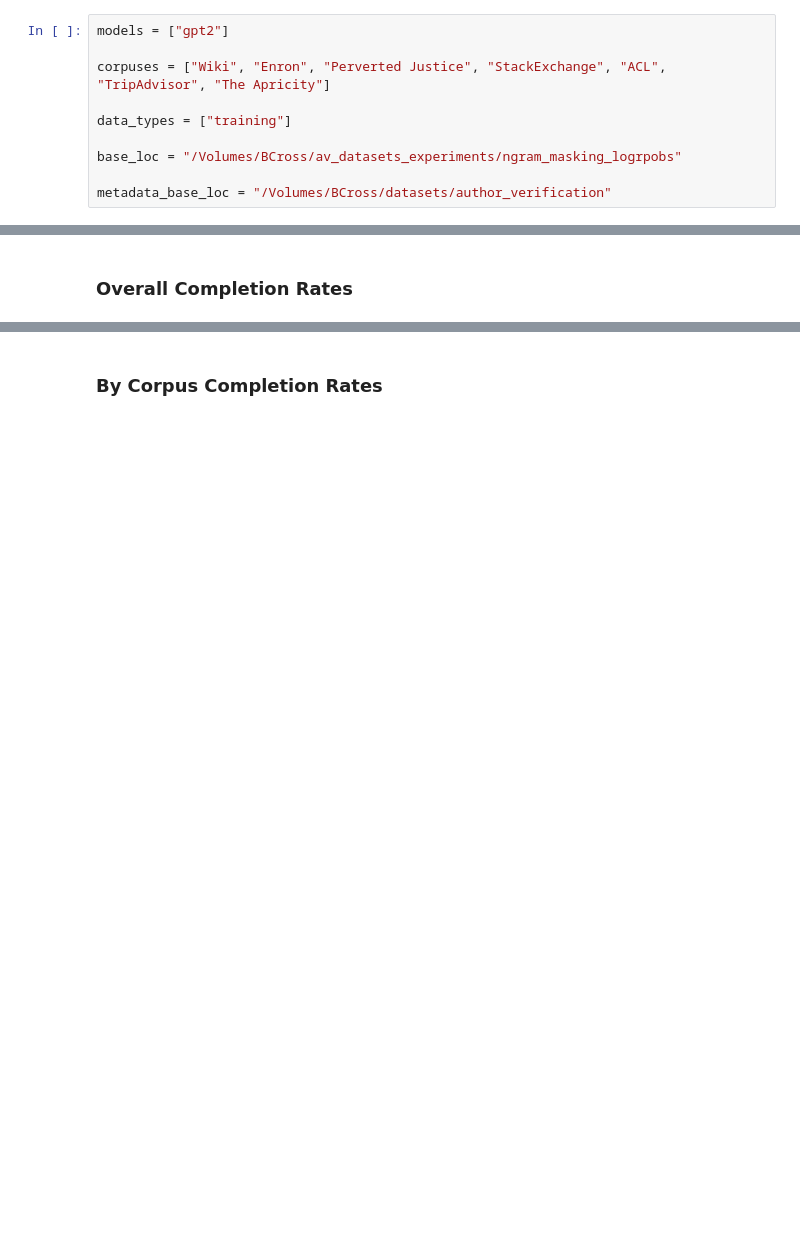
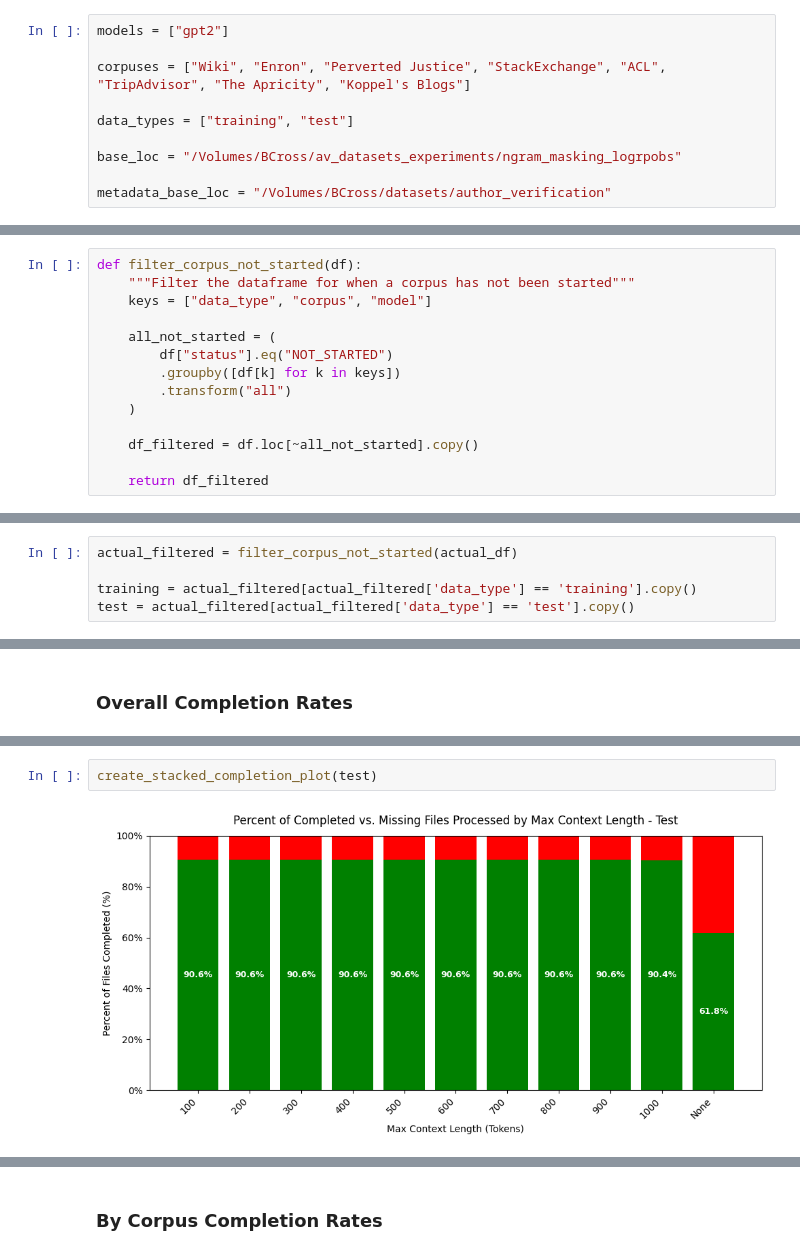
Before and after one commit to BenJCross1995/n-gram-av-methods, a Jupyter notebook: notebooks/analysis/Completion Rates.ipynb, the cells around one changed output, grey strips where cells are left out. Cells and saved outputs as stored; diff of their text form; blank space fills up the shorter version.

```diff
--- a/notebooks/analysis/Completion Rates.ipynb
+++ b/notebooks/analysis/Completion Rates.ipynb
@@ -22,9 +22,9 @@ from utils import list_xlsx_files, _get_corpus_expected_files
 # %%
 models = ["gpt2"]
 
-corpuses = ["Wiki", "Enron", "Perverted Justice", "StackExchange", "ACL", "TripAdvisor", "The Apricity"]
+corpuses = ["Wiki", "Enron", "Perverted Justice", "StackExchange", "ACL", "TripAdvisor", "The Apricity", "Koppel's Blogs"]
 
-data_types = ["training"]
+data_types = ["training", "test"]
 
 base_loc = "/Volumes/BCross/av_datasets_experiments/ngram_masking_logrpobs"
 
@@ -139,5 +139,24 @@ def compare_counts_to_expected_map(
     }
 
     return df, lookup
+# %%
+def filter_corpus_not_started(df):
+    """Filter the dataframe for when a corpus has not been started"""
+    keys = ["data_type", "corpus", "model"]
+
+    all_not_started = (
+        df["status"].eq("NOT_STARTED")
+        .groupby([df[k] for k in keys])
+        .transform("all")
+    )
+
+    df_filtered = df.loc[~all_not_started].copy()
+
+    return df_filtered
 # %%
 actual_df, actual_lookup = compare_counts_to_expected_map(base_loc, data_types, corpuses, models, expected_by_corpus_dt)
+# %%
+actual_filtered = filter_corpus_not_started(actual_df)
+
+training = actual_filtered[actual_filtered['data_type'] == 'training'].copy()
+test = actual_filtered[actual_filtered['data_type'] == 'test'].copy()
@@ -209,0 +237,4 @@ plt.show()
+# %%
+create_stacked_completion_plot(test)
+# %% [output]
+[figure, added]
```
Also changed, not shown: parts of 6 cells of this notebook, 12 other files.
